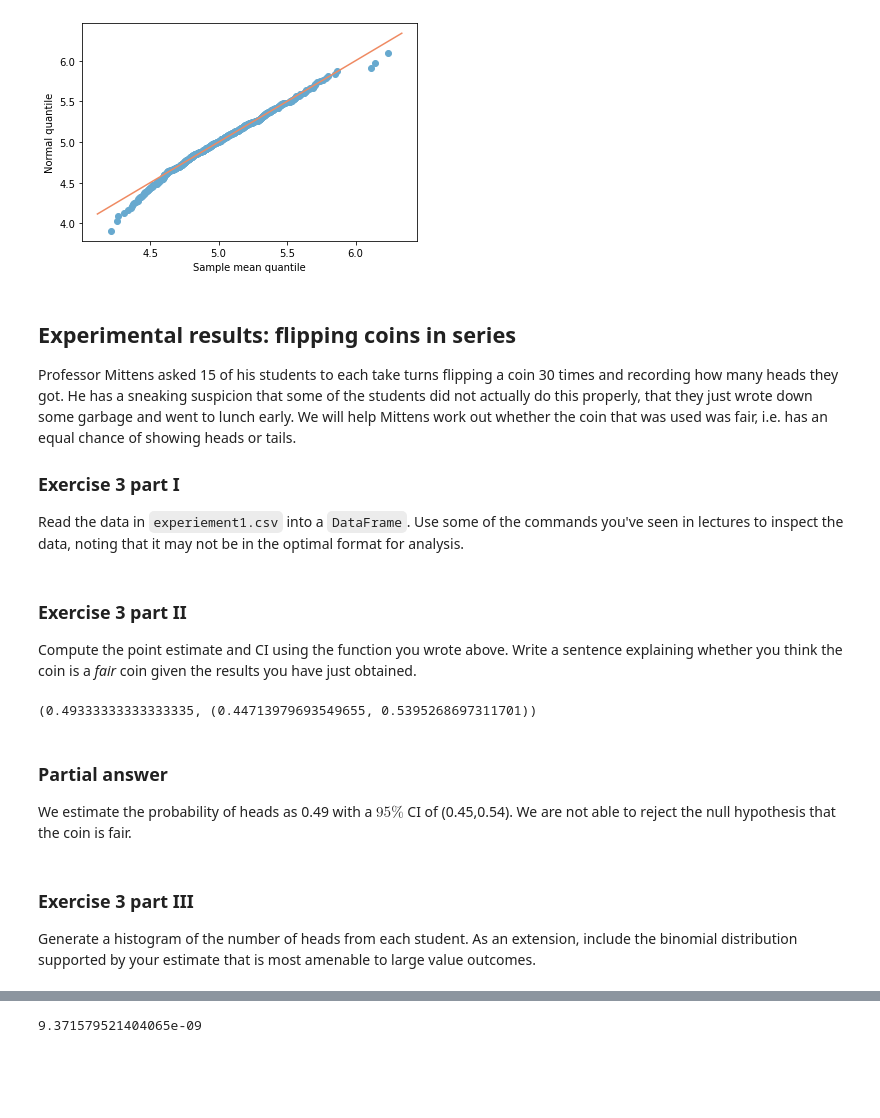
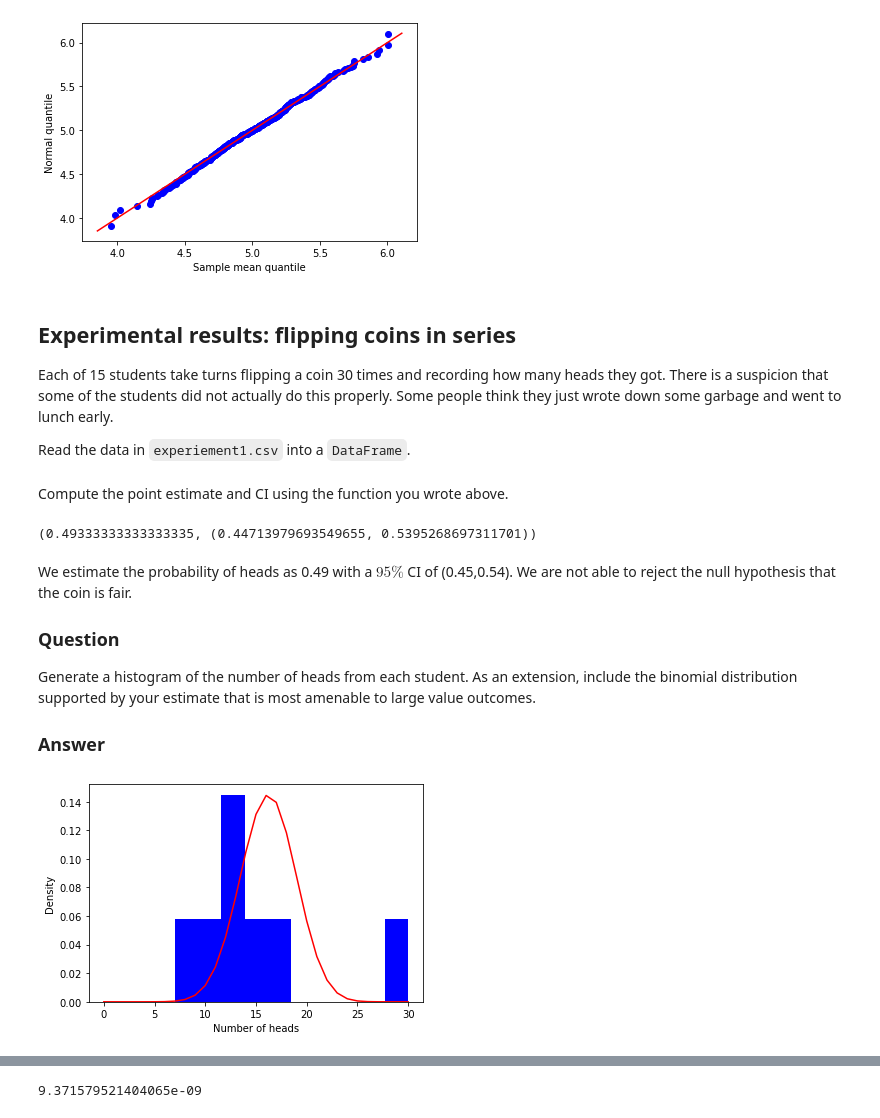
Before and after one commit to aezarebski/aas-extended-examples, a Jupyter notebook: example-1/example-1-answers.ipynb, the cells around one changed output, grey strips where cells are left out. Saved outputs shown, nothing was run; the diff lists cells and outputs as text; code cells hidden in the pictures; blank space fills up the shorter version.

```diff
--- a/example-1/example-1-answers.ipynb
+++ b/example-1/example-1-answers.ipynb
@@ -153,36 +242,41 @@ plt.show()
 # %%
-unit_mesh = [1 - (1 / len(sample_means)) * ix - (0.5 / len(sample_means)) for ix in range(0,len(sample_means))]
+unit_mesh = np.linspace(
+    1 - 0.5 / num_replicates,
+    0.5 / num_replicates,
+    num = num_replicates
+)
+
 quantile_vals = [stats.norm.isf(u, loc = 5, scale = clt_scale) for u in unit_mesh]
 sample_means.sort()
 quant_df = pd.DataFrame({
     "sample_means": sample_means,
     "quantiles": quantile_vals})
 
 ab_lims = [min(sample_means)-0.1, max(sample_means)+0.1]
 abline_df = pd.DataFrame({"x": ab_lims, "y": ab_lims})
+
+plt.figure()
+plt.scatter(quant_df.sample_means, quant_df.quantiles, color="blue")
+plt.plot(abline_df.x, abline_df.y, color="red")
+plt.xlabel("Sample mean quantile")
+plt.ylabel("Normal quantile")
+plt.show()
+# %% [output]
+[figure, added]
-# %%
-plt.figure()
-plt.scatter(quant_df.sample_means, quant_df.quantiles, color=colours["blue"])
-plt.plot(abline_df.x, abline_df.y, color=colours["red"])
-plt.xlabel("Sample mean quantile")
-plt.ylabel("Normal quantile")
-plt.show()
-# %% [output]
-[figure, removed]
 # %% [markdown]
-## Experimental results: flipping coins in series
+Experimental results: flipping coins in series
+----------------------------------------------
 
-Professor Mittens asked 15 of his students to each take turns flipping a coin 30 times and recording how many heads they got. He has a sneaking suspicion that some of the students did not actually do this properly, that they just wrote down some garbage and went to lunch early. We will help Mittens work out whether the coin that was used was fair, i.e. has an equal chance of showing heads or tails.
+Each of 15 students take turns flipping a coin 30 times and recording
+how many heads they got. There is a suspicion that some of the students
+did not actually do this properly. Some people think they just wrote
+down some garbage and went to lunch early.
 
-### Exercise 3 part I
-
-Read the data in `experiement1.csv` into a `DataFrame`. Use some of the commands you've seen in lectures to inspect the data, noting that it may not be in the optimal format for analysis.
+Read the data in `experiement1.csv` into a `DataFrame`.
 # %%
 exp1 = pd.read_csv("experiment1.csv")
-# %% [markdown]
-### Exercise 3 part II
-
-Compute the point estimate and CI using the function you wrote above. Write a sentence explaining whether you think the coin is a _fair_ coin given the results you have just obtained.
+# %% [markdown]
+Compute the point estimate and CI using the function you wrote above.
 # %%
 head_counts = exp1.drop(columns="flip_number").groupby("name").sum()
 head_counts["name"] = head_counts.index.copy()
@@ -198,15 +292,28 @@ print(est_and_ci)
 # %% [output]
 (0.49333333333333335, (0.44713979693549655, 0.5395268697311701))
 # %% [markdown]
-### Partial answer
+We estimate the probability of heads as 0.49 with a $95\%$ CI of
+(0.45,0.54). We are not able to reject the null hypothesis that the coin
+is fair.
 
-We estimate the probability of heads as 0.49 with a $95\%$ CI of (0.45,0.54). We are not able to reject the null hypothesis that the coin is fair.
+### Question
+
+Generate a histogram of the number of heads from each student. As an
+extension, include the binomial distribution supported by your estimate
+that is most amenable to large value outcomes.
+
+### Answer
-# %% [markdown]
-### Exercise 3 part III
-
-Generate a histogram of the number of heads from each student. As an extension, include the binomial distribution supported by your estimate that is most amenable to large value outcomes.
 # %%
 k_vals = range(0,30+1)
-k_probs = [stats.binom.pmf(k = k, n = num_flips, p = 0.540) for k in k_vals]
+k_probs = stats.binom.pmf(k = k_vals, n = num_flips, p = 0.540)
 binom_dist_df = pd.DataFrame({"value": k_vals,
                               "prob": k_probs})
+
+plt.figure()
+plt.hist(head_counts.outcome, color="blue", density=True)
+plt.plot(binom_dist_df.value, binom_dist_df.prob, color="red")
+plt.xlabel("Number of heads")
+plt.ylabel("Density")
+plt.show()
+# %% [output]
+[figure, added]
```
Also changed, not shown: parts of 38 cells of this notebook.
